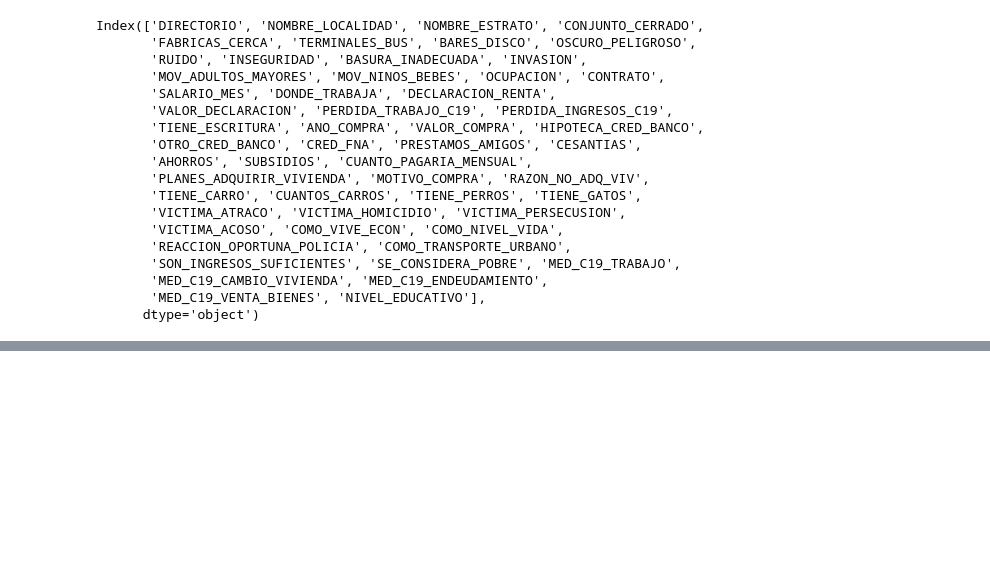
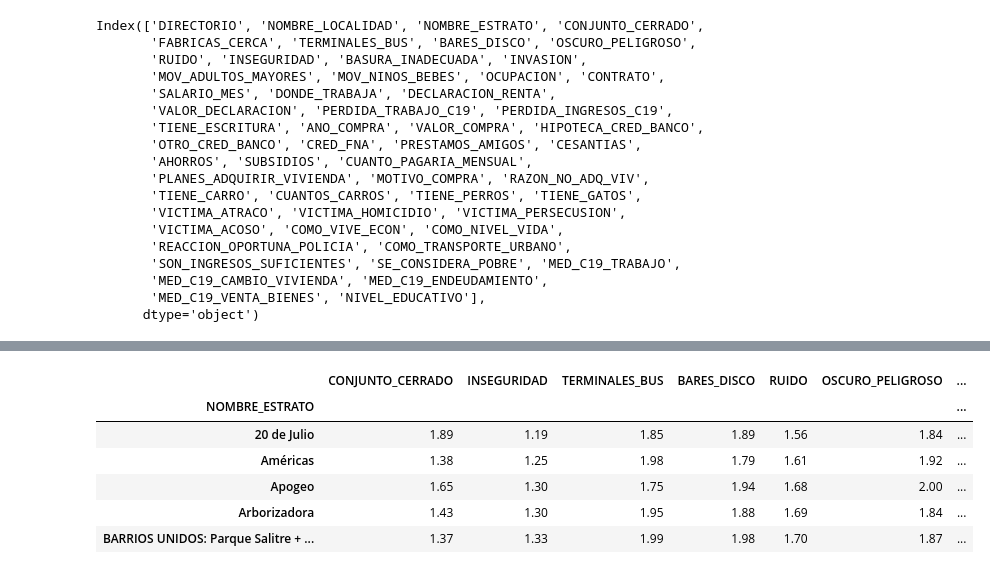
Before and after one commit to LeopoldoGitHub/InmersionAlura, a Jupyter notebook: Inmersion_datos_Full_Leopoldo.ipynb, the cells around one changed output, grey strips where cells are left out. Drawn from its saved outputs; the diff is of its cells as text; code cells hidden in the pictures; blank space fills up the shorter version.

```diff
--- a/Inmersion_datos_Full_Leopoldo.ipynb
+++ b/Inmersion_datos_Full_Leopoldo.ipynb
@@ -1226,0 +1247,10 @@ Index(['DIRECTORIO', 'NOMBRE_LOCALIDAD', 'NOMBRE_ESTRATO', 'CONJUNTO_CERRADO',
+# %%
+datos_dane.groupby('NOMBRE_ESTRATO')[['CONJUNTO_CERRADO','INSEGURIDAD','TERMINALES_BUS','BARES_DISCO','RUIDO','OSCURO_PELIGROSO','SALARIO_MES','TIENE_ESCRITURA','PERDIDA_TRABAJO_C19','PERDIDA_INGRESOS_C19','PLANES_ADQUIRIR_VIVIENDA']].mean().head()
+# %% [output]
+|  | CONJUNTO_CERRADO | INSEGURIDAD | TERMINALES_BUS | BARES_DISCO | RUIDO | OSCURO_PELIGROSO | ... |
+| NOMBRE_ESTRATO |  |  |  |  |  |  | ... |
+| 20 de Julio | 1.89 | 1.19 | 1.85 | 1.89 | 1.56 | 1.84 | ... |
+| Américas | 1.38 | 1.25 | 1.98 | 1.79 | 1.61 | 1.92 | ... |
+| Apogeo | 1.65 | 1.30 | 1.75 | 1.94 | 1.68 | 2.00 | ... |
+| Arborizadora | 1.43 | 1.30 | 1.95 | 1.88 | 1.69 | 1.84 | ... |
+| BARRIOS UNIDOS: Parque Salitre + ... | 1.37 | 1.33 | 1.99 | 1.98 | 1.70 | 1.87 | ... |
```
Also changed, not shown: parts of 11 cells of this notebook.
